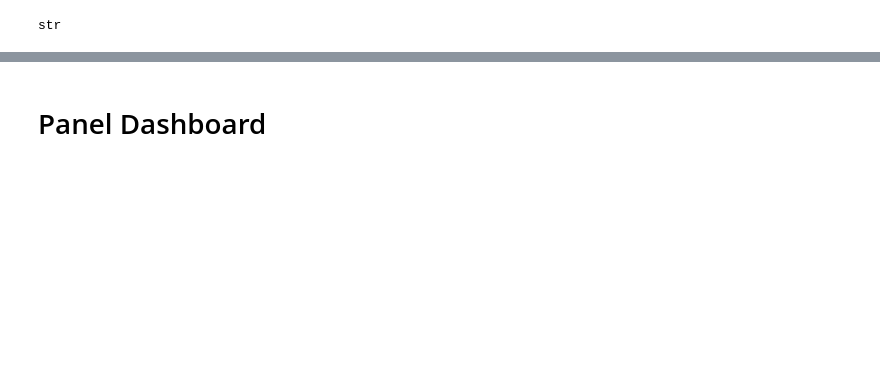
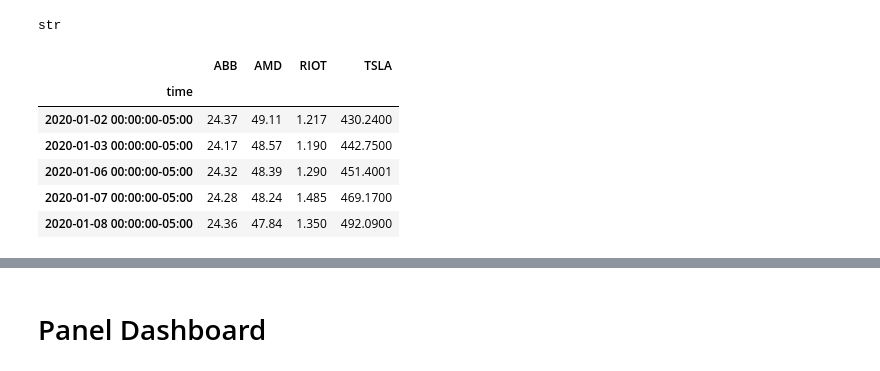
Before and after one commit to GonzaloGarciaContreras/P1-Robintrack, a Jupyter notebook: notebooks/jexi.ipynb, the cells around one changed output, grey strips where cells are left out. Cells and saved outputs as stored; diff of their text form; code cells hidden in the pictures; blank space fills up the shorter version.

```diff
--- a/notebooks/jexi.ipynb
+++ b/notebooks/jexi.ipynb
@@ -45,21 +54,29 @@ str
 # %%
 # Format current date as ISO format
 start_date = pd.Timestamp("2020-01-01", tz="America/New_York").isoformat()
 
 end_date = pd.Timestamp("2020-08-10", tz="America/New_York").isoformat()
 
 # Set the tickers
-tickers = ["ABB", "AMD", "RIOT", "TSLA"]
+tickers = ["ABB", "TSLA", "AMD", "RIOT"]
 
-# Set timeframe to '1D' for Alpaca API
+# Set timeframe to '1D'
 timeframe = "1D"
 
-# Get current closing prices for "ABB", "AMD", "RIOT", and "TSLA"
-shares_df = api.get_barset(
+# Get current closing prices for SPY and AGG
+df_tickers = api.get_barset(
     tickers,
     timeframe,
-    start = start_date,
-    end = end_date
+    start=start_date,
+    end=end_date
 ).df
-
-close_price_stocks= shares_df.xs("close", axis='columns', level=1)
+df_tickers_closing_prices= df_tickers.xs("close", axis='columns', level=1)
+df_tickers_closing_prices.head()
+# %% [output]
+|  | ABB | AMD | RIOT | TSLA |
+| time |  |  |  |  |
+| 2020-01-02 00:00:00-05:00 | 24.37 | 49.11 | 1.217 | 430.2400 |
+| 2020-01-03 00:00:00-05:00 | 24.17 | 48.57 | 1.190 | 442.7500 |
+| 2020-01-06 00:00:00-05:00 | 24.32 | 48.39 | 1.290 | 451.4001 |
+| 2020-01-07 00:00:00-05:00 | 24.28 | 48.24 | 1.485 | 469.1700 |
+| 2020-01-08 00:00:00-05:00 | 24.36 | 47.84 | 1.350 | 492.0900 |
```
Also changed, not shown: parts of 6 cells of this notebook, 1 other file.
